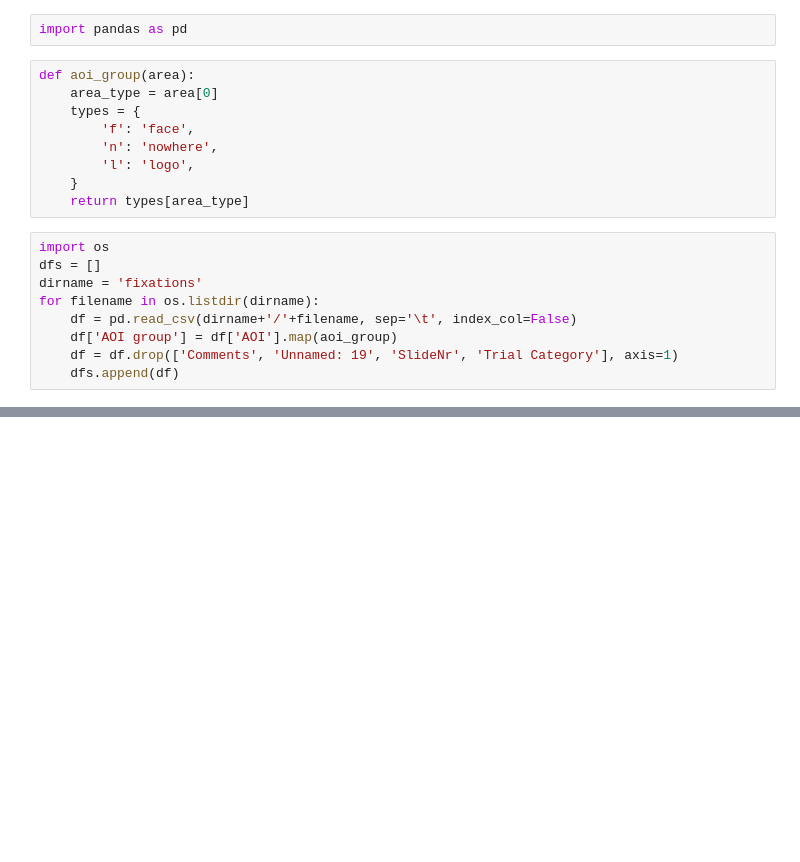
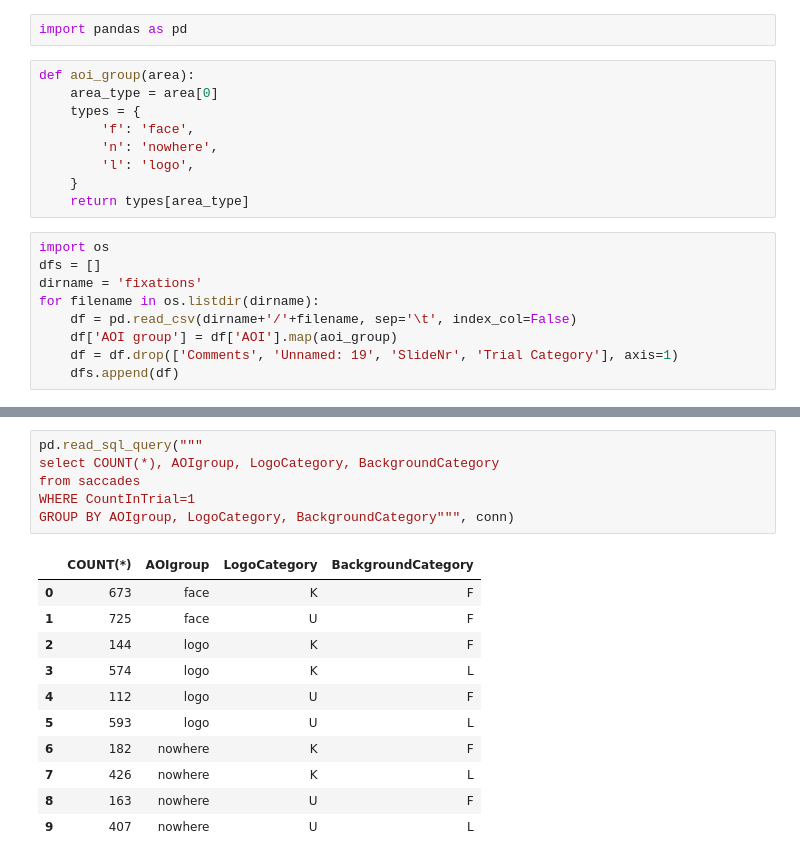
Before and after one commit to alastaa/LSTProject, a Jupyter notebook: Fiksaatioanalyysihommii.ipynb, the cells around one changed output, grey strips where cells are left out. Drawn from its saved outputs; the diff is of its cells as text; blank space fills up the shorter version.

```diff
--- a/Fiksaatioanalyysihommii.ipynb
+++ b/Fiksaatioanalyysihommii.ipynb
@@ -45,0 +102,18 @@ all_df
+# %%
+pd.read_sql_query("""
+select COUNT(*), AOIgroup, LogoCategory, BackgroundCategory
+from saccades
+WHERE CountInTrial=1
+GROUP BY AOIgroup, LogoCategory, BackgroundCategory""", conn)
+# %% [output]
+|  | COUNT(*) | AOIgroup | LogoCategory | BackgroundCategory |
+| 0 | 673 | face | K | F |
+| 1 | 725 | face | U | F |
+| 2 | 144 | logo | K | F |
+| 3 | 574 | logo | K | L |
+| 4 | 112 | logo | U | F |
+| 5 | 593 | logo | U | L |
+| 6 | 182 | nowhere | K | F |
+| 7 | 426 | nowhere | K | L |
+| 8 | 163 | nowhere | U | F |
+| 9 | 407 | nowhere | U | L |
```
Also changed, not shown: parts of 11 cells of this notebook, 2 other files.
